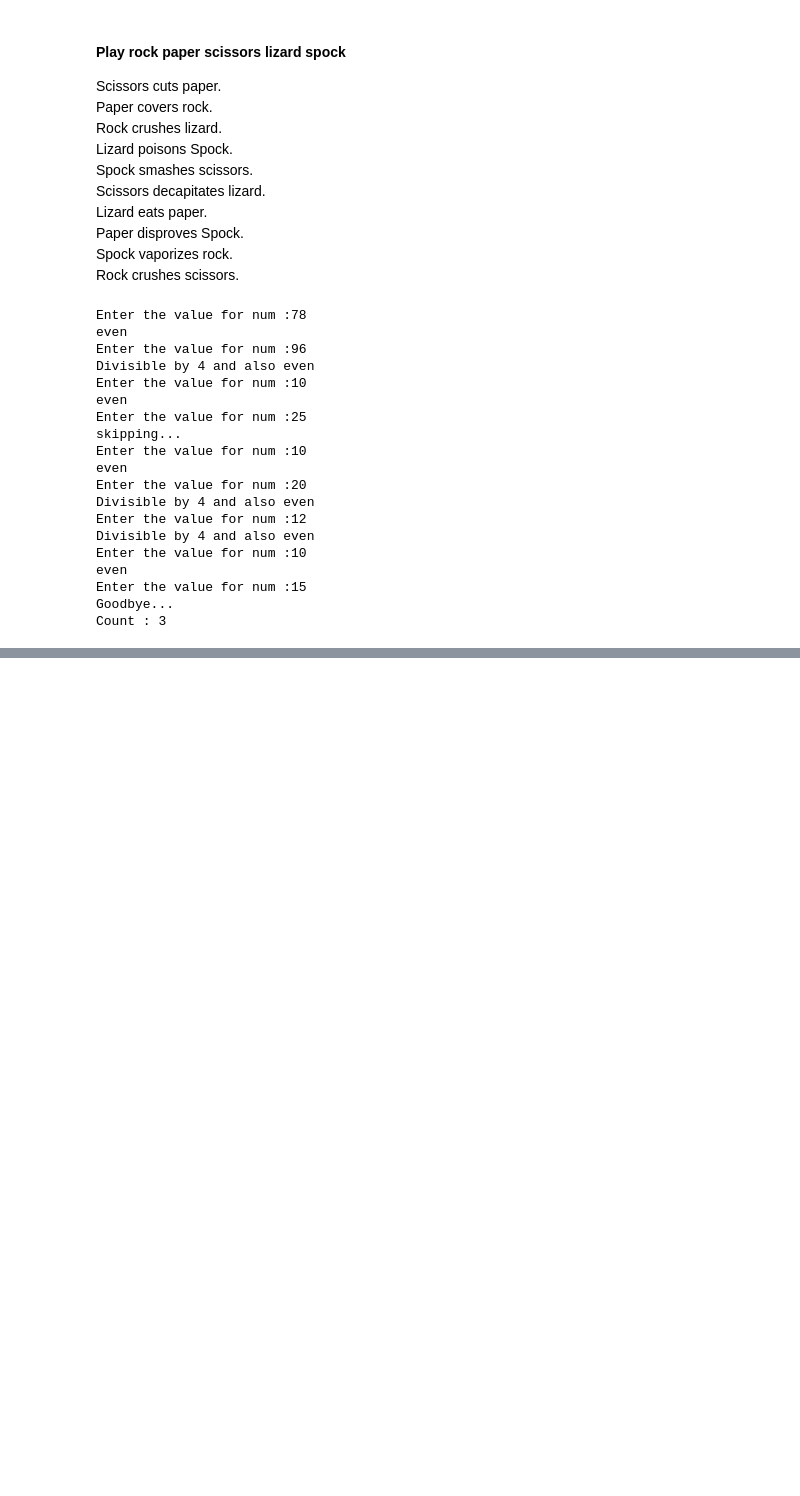
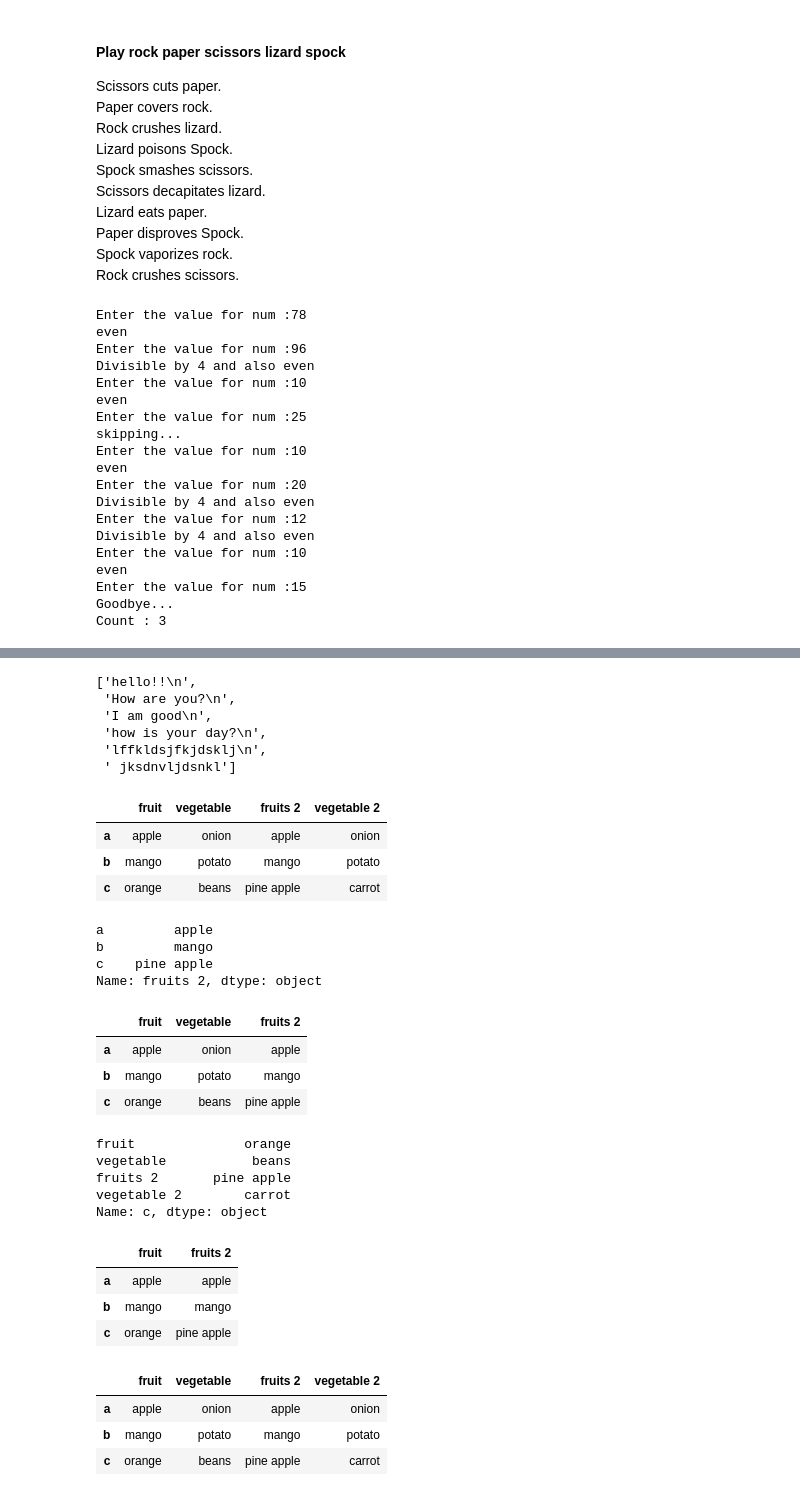
Before and after one commit to devi-mudaliyar/Agilisium_python, a Jupyter notebook: Agilisium.ipynb, the cells around one changed output, grey strips where cells are left out. Cells and saved outputs as stored; diff of their text form; code cells hidden in the pictures; blank space fills up the shorter version.

```diff
--- a/Agilisium.ipynb
+++ b/Agilisium.ipynb
@@ -156,0 +805,9 @@ for loop
+# %%
+txt.readlines()
+# %% [output]
+['hello!!\n',
+ 'How are you?\n',
+ 'I am good\n',
+ 'how is your day?\n',
+ 'lffkldsjfkjdsklj\n',
+ ' jksdnvljdsnkl']
@@ -156,0 +817,38 @@ for loop
+# %%
+csvData = pd.read_csv("./fruits_vege.csv",index_col=0,header=0)
+# %%
+csvData
+# %% [output]
+|  | fruit | vegetable | fruits 2 | vegetable 2 |
+| a | apple | onion | apple | onion |
+| b | mango | potato | mango | potato |
+| c | orange | beans | pine apple | carrot |
+# %%
+csvData["fruits 2"]
+# %% [output]
+a         apple
+b         mango
+c    pine apple
+Name: fruits 2, dtype: object
+# %%
+csvData.loc[:,"fruit":"fruits 2"]
+# %% [output]
+|  | fruit | vegetable | fruits 2 |
+| a | apple | onion | apple |
+| b | mango | potato | mango |
+| c | orange | beans | pine apple |
+# %%
+csvData.iloc[2]
+# %% [output]
+fruit              orange
+vegetable           beans
+fruits 2       pine apple
+vegetable 2        carrot
+Name: c, dtype: object
+# %%
+csvData[['fruit','fruits 2' ]]
+# %% [output]
+|  | fruit | fruits 2 |
+| a | apple | apple |
+| b | mango | mango |
+| c | orange | pine apple |
@@ -156,0 +857,7 @@ for loop
+# %%
+tsvData
+# %% [output]
+|  | fruit | vegetable | fruits 2 | vegetable 2 |
+| a | apple | onion | apple | onion |
+| b | mango | potato | mango | potato |
+| c | orange | beans | pine apple | carrot |
```
Also changed, not shown: parts of 164 cells of this notebook, 4 other files.
